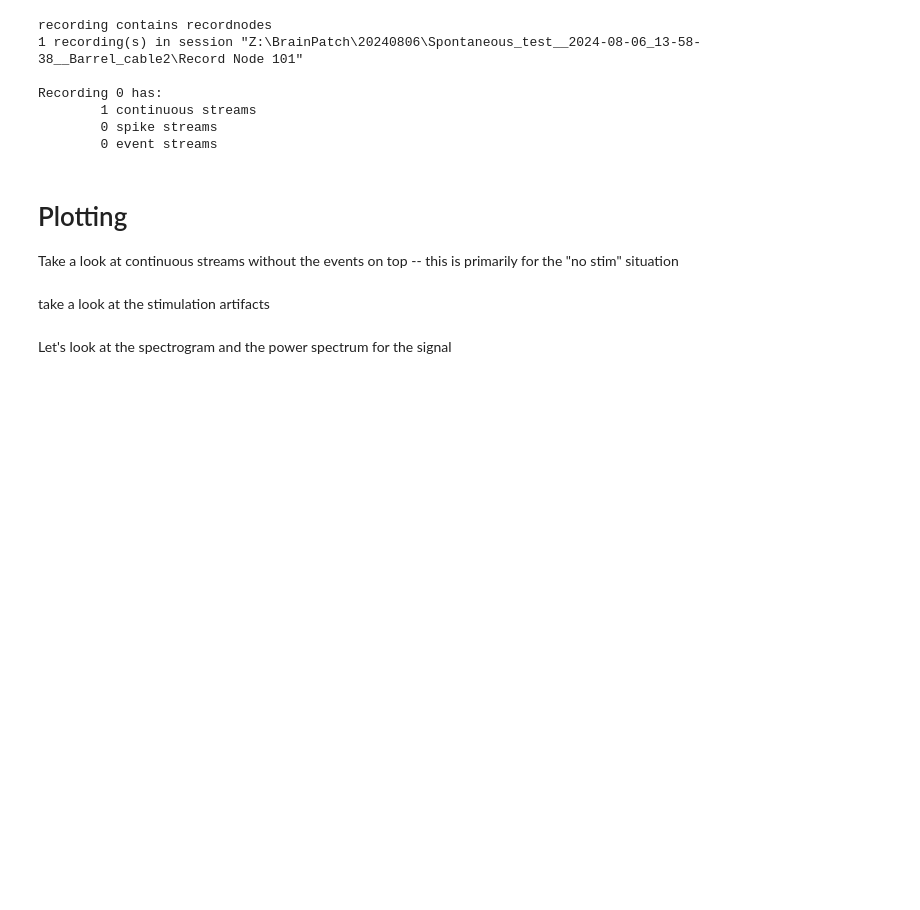
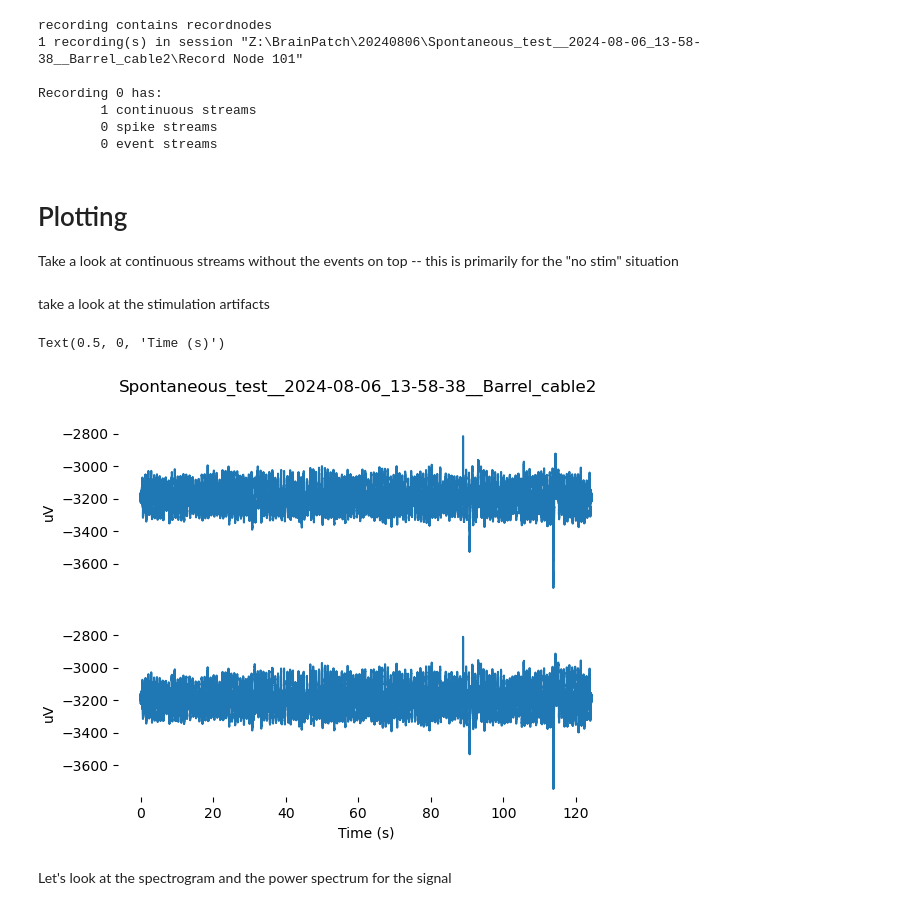
Before and after one commit to kb0dkin/Work_Tools, a Jupyter notebook: BrainPatch_analysis/artifact_exploration.ipynb, the cells around one changed output. Drawn from its saved outputs; the diff is of its cells as text; code cells hidden in the pictures; blank space fills up the shorter version.

```diff
--- a/BrainPatch_analysis/artifact_exploration.ipynb
+++ b/BrainPatch_analysis/artifact_exploration.ipynb
@@ -26,6 +26,9 @@ Load the data
 # go through each directory
 # directory = 'Z:\\BrainPatch\\20240821\\Crimson__2024-08-21_13-29-59__20mA_MinOil_2ms'
 # directory = 'Z:\\BrainPatch\\20240821\\Crimson__2024-08-21_16-33-23__spontaneous_touching_newprobe'
+# directory = "Z:\\BrainPatch\\20240821\\Crimson__2024-08-21_15-04-03__5mA_MinOil_2ms"
+# directory = "Z:\\BrainPatch\\20240821\\Crimson__2024-08-21_15-10-03__20mA_MinOil_2ms"
+directory = "Z:\\BrainPatch\\20240806\\Spontaneous_test__2024-08-06_13-58-38__Barrel_cable2"
 
 session = Session(directory)
 print(session)
@@ -89,8 +92,10 @@ take a look at the stimulation artifacts
 # %%
 if session.recordnodes:
     recording = session.recordnodes[0].recordings[0]
+    # recording = session.recordnodes[1].recordings[0]
 else:
-    recording = session.recordings[0]
+    # recording = session.recordings[0]
+    recording = session.recordings[1]
 
 max_cont = 2
 n_cont = recording.continuous[0].samples.shape[1]
@@ -101,33 +106,36 @@ fig_event, ax_event = plt.subplots(nrows=n_cont, sharex=True, sharey=True)
 # set up the events to plot patches
 events = recording.events.sample_number.values - recording.continuous[0].sample_numbers[0] # to make sure we're starting at the same point
 events = events/recording.info['events'][0]['sample_rate']
 events = events.reshape([int(events.shape[0]/2),2])
 # event_vertical = [recording.continuous[0].samples.max()* recording.continuous[0].metadata['bit_volts'][i_cont], recording.continuous[0].samples.min()* recording.continuous[0].metadata['bit_volts'][i_cont]]
 
 timestamps = recording.continuous[0].sample_numbers - recording.continuous[0].sample_numbers[0]
 timestamps = timestamps/recording.continuous[0].metadata['sample_rate']
 for i_cont in range(n_cont):
     # plot in volts
     values = recording.continuous[0].samples[:,i_cont]*recording.continuous[0].metadata['bit_volts'][i_cont]
     ax_event[i_cont].plot(timestamps, values)
 
     # plot the event times
     for i_event,event in enumerate(events):
         # print(f'{i_event}:{event}')
         ax_event[i_cont].axvspan(event[0], event[1], color='k', alpha=.1)
 
     # remove the outer boxes
     for spine in ['top','bottom','right','left']:
         ax_event[i_cont].spines[spine].set_visible(False)
 
     # make only bottom ticks visible
     if i_cont < (n_cont-1):
         ax_event[i_cont].xaxis.set_visible(False)
 
     ax_event[i_cont].set_ylabel('uV')
 
 fig_event.suptitle(os.path.split(directory)[-1])
 ax_event[-1].set_xlabel('Time (s)')
+# %% [output]
+Text(0.5, 0, 'Time (s)')
+[figure, added]
 # %%
 recording.continuous[0].samples.shape
 # %%
```
Also changed, not shown: parts of 4 cells of this notebook, 1 other file.
